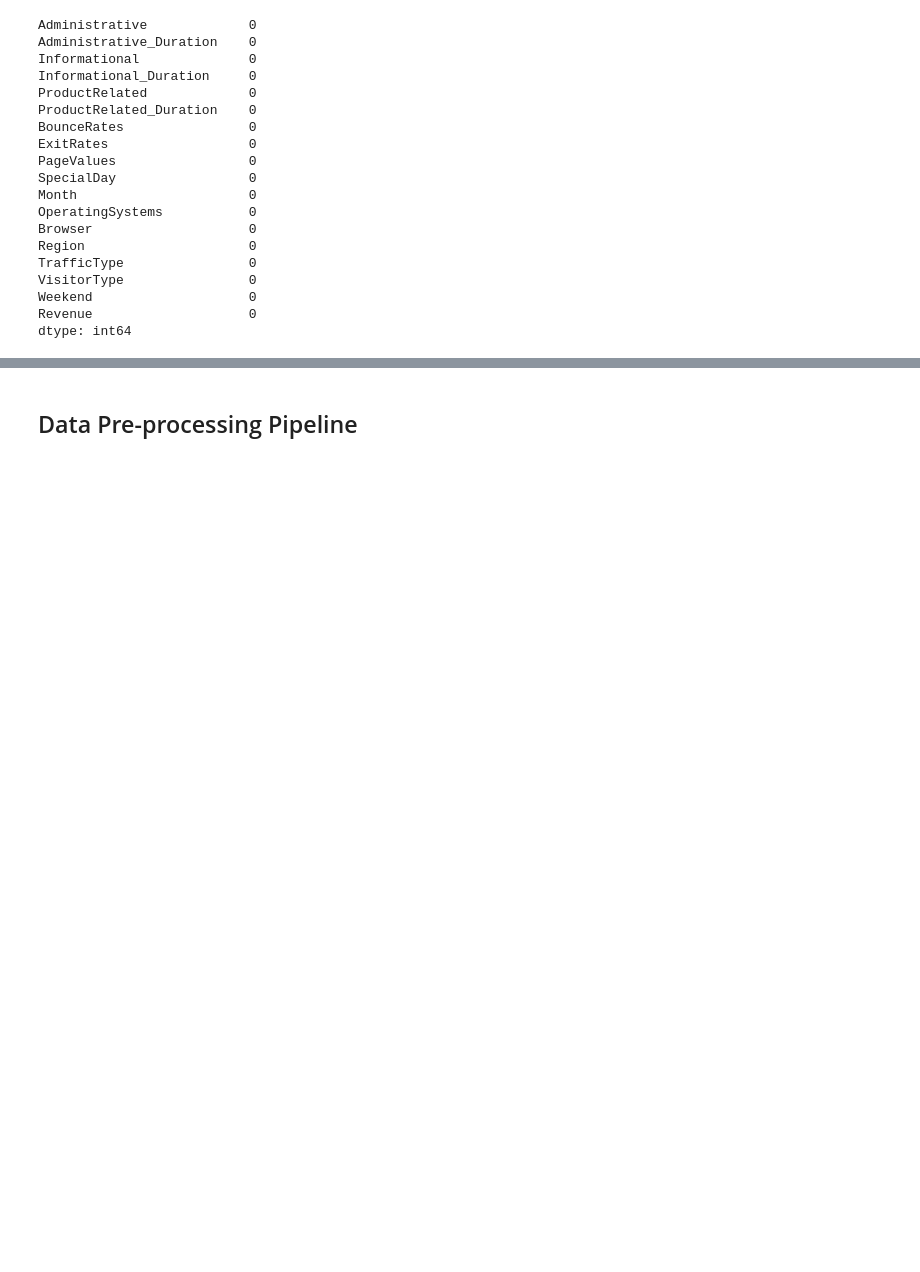
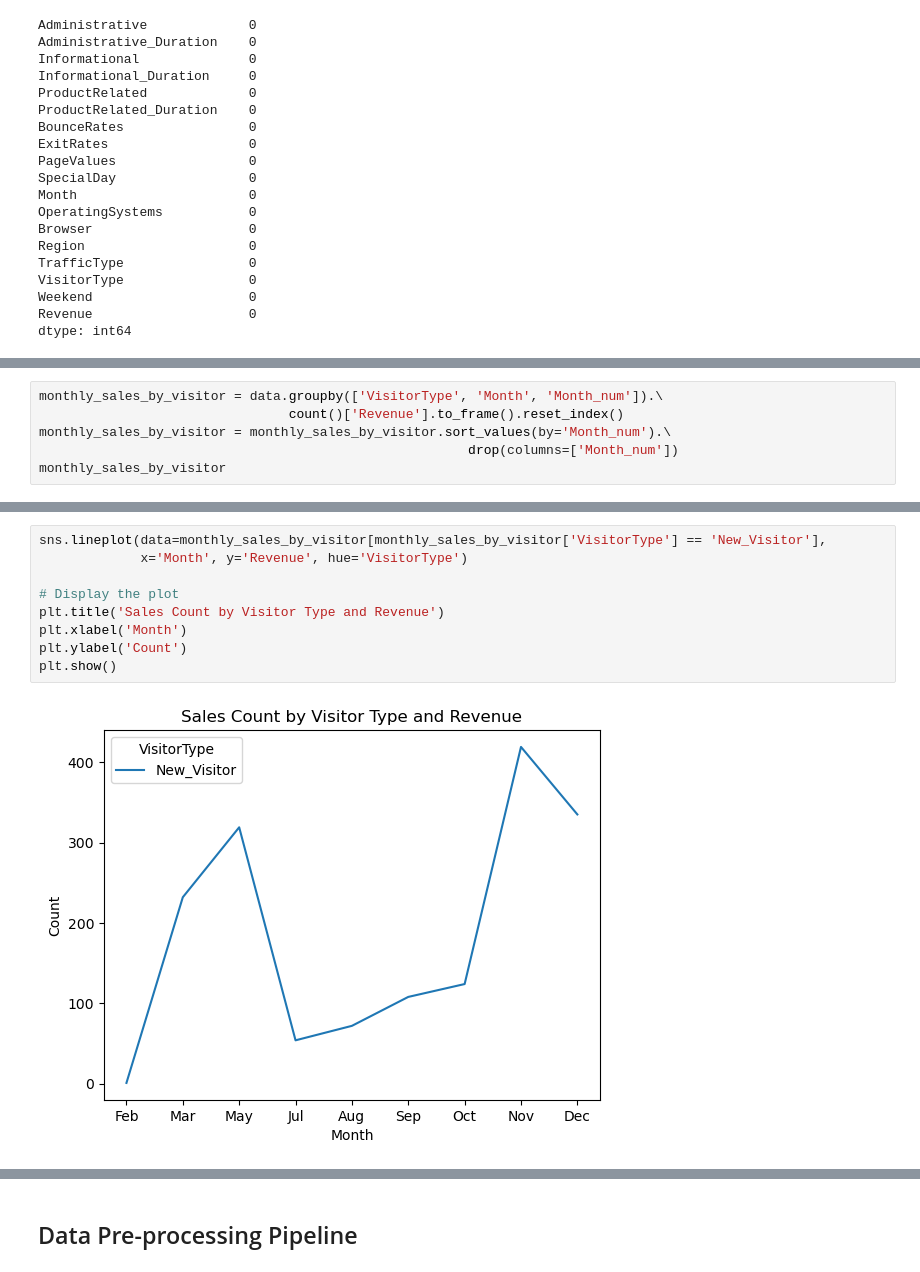
Before and after one commit to griffin-reichmuth/Portfolio-Online-Shopping, a Jupyter notebook: notebooks/Cleaning.ipynb, the cells around one changed output, grey strips where cells are left out. Saved outputs shown, nothing was run; the diff lists cells and outputs as text; blank space fills up the shorter version.

```diff
--- a/notebooks/Cleaning.ipynb
+++ b/notebooks/Cleaning.ipynb
@@ -108,0 +149,6 @@ dtype: int64
+# %%
+monthly_sales_by_visitor = data.groupby(['VisitorType', 'Month', 'Month_num']).\
+                                count()['Revenue'].to_frame().reset_index()
+monthly_sales_by_visitor = monthly_sales_by_visitor.sort_values(by='Month_num').\
+                                                       drop(columns=['Month_num'])
+monthly_sales_by_visitor
@@ -108,0 +173,11 @@ dtype: int64
+# %%
+sns.lineplot(data=monthly_sales_by_visitor[monthly_sales_by_visitor['VisitorType'] == 'New_Visitor'],
+             x='Month', y='Revenue', hue='VisitorType')
+
+# Display the plot
+plt.title('Sales Count by Visitor Type and Revenue')
+plt.xlabel('Month')
+plt.ylabel('Count')
+plt.show()
+# %% [output]
+[figure, added]
```
Also changed, not shown: parts of 11 cells of this notebook, 1 other file.
